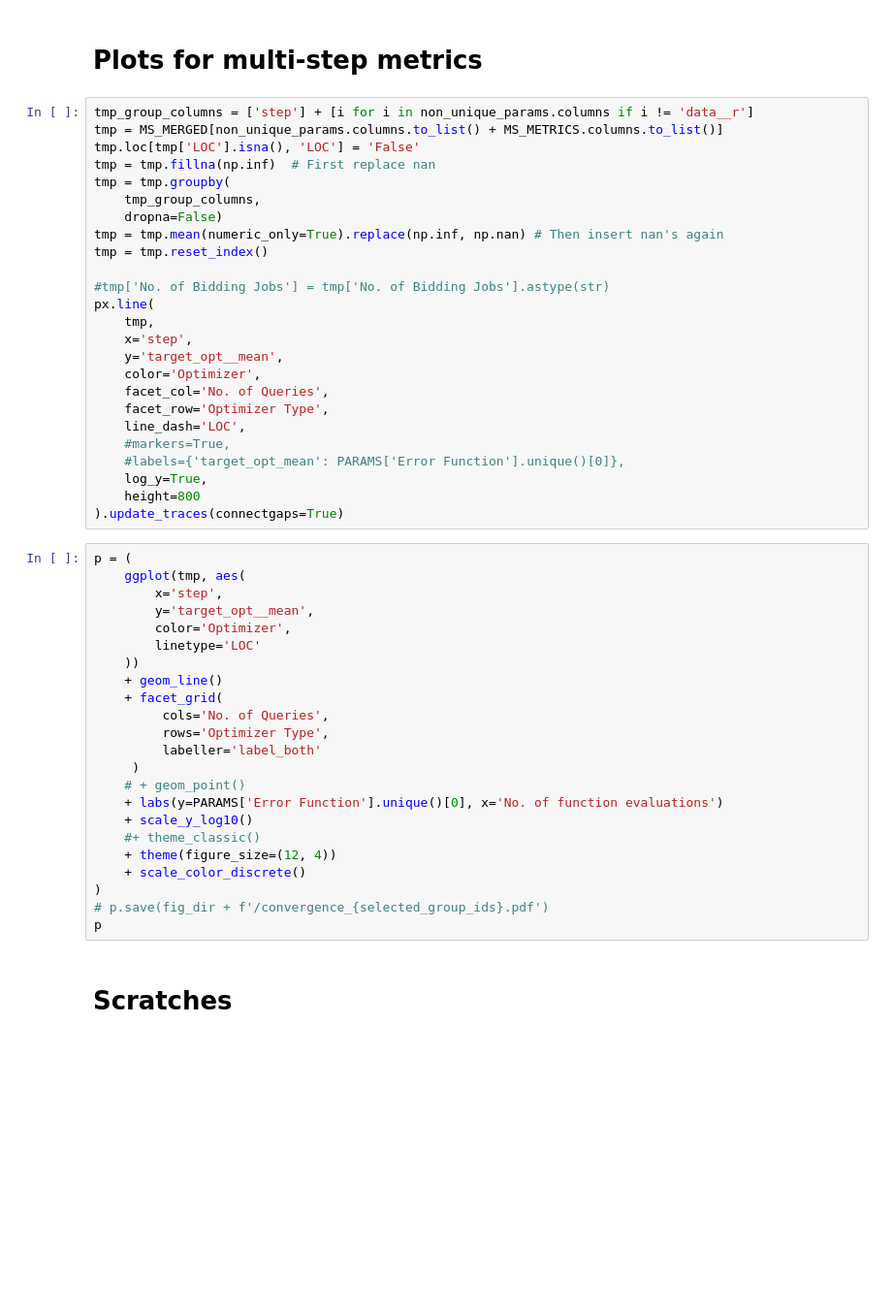
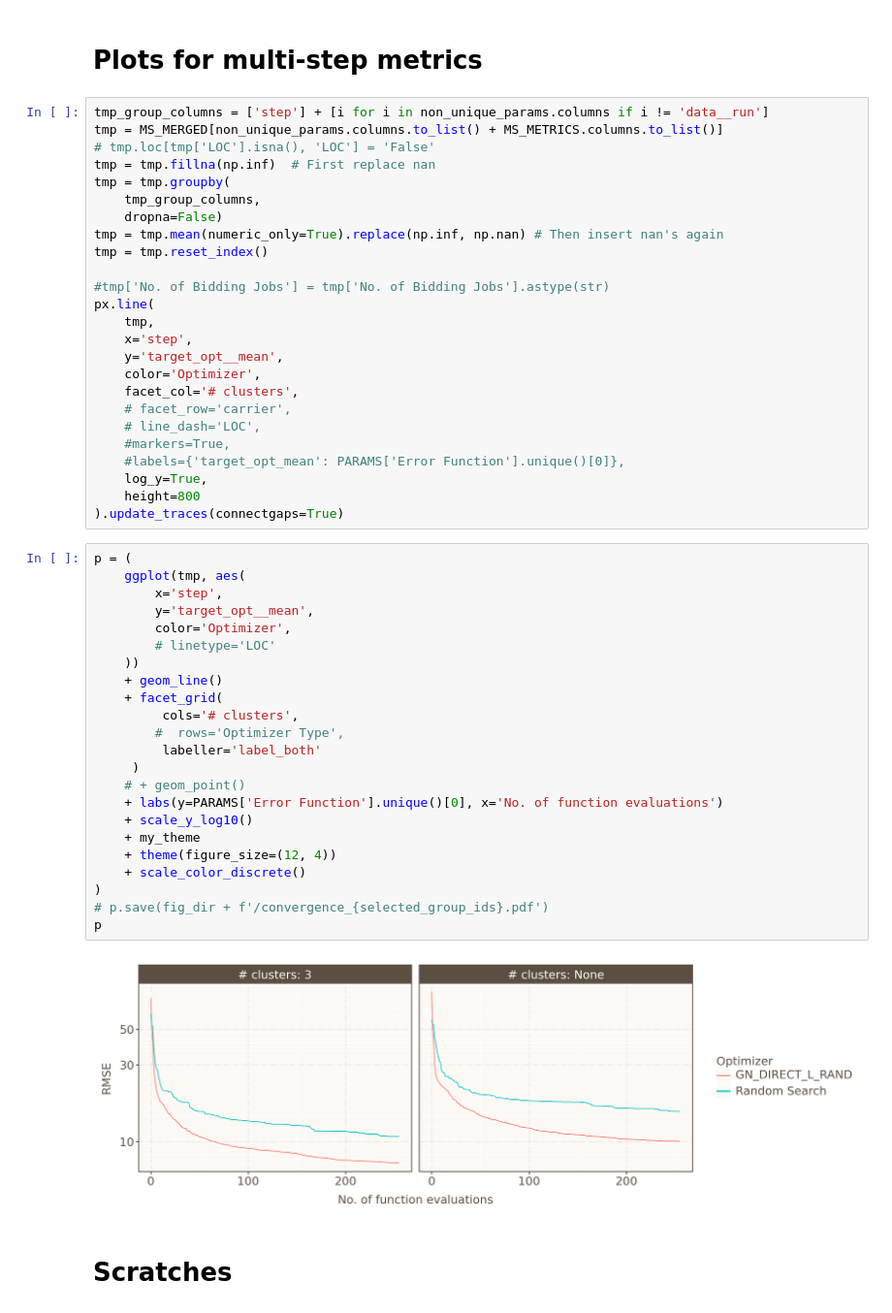
Before and after one commit to selting/CACT, a Jupyter notebook: src/CACT/evaluation_module/interactive_evaluation.ipynb, the cells around one changed output. Shown at 97% size. Drawn from its saved outputs; the diff is of its cells as text; blank space fills up the shorter version.

```diff
--- a/src/CACT/evaluation_module/interactive_evaluation.ipynb
+++ b/src/CACT/evaluation_module/interactive_evaluation.ipynb
@@ -275,9 +286,9 @@ p
 # %% [markdown]
 # Plots for multi-step metrics
 # %%
-tmp_group_columns = ['step'] + [i for i in non_unique_params.columns if i != 'data__r']
+tmp_group_columns = ['step'] + [i for i in non_unique_params.columns if i != 'data__run']
 tmp = MS_MERGED[non_unique_params.columns.to_list() + MS_METRICS.columns.to_list()]
-tmp.loc[tmp['LOC'].isna(), 'LOC'] = 'False'
+# tmp.loc[tmp['LOC'].isna(), 'LOC'] = 'False'
 tmp = tmp.fillna(np.inf)  # First replace nan
 tmp = tmp.groupby(
     tmp_group_columns,
@@ -291,9 +302,9 @@ px.line(
     x='step',
     y='target_opt__mean',
     color='Optimizer',
-    facet_col='No. of Queries',
-    facet_row='Optimizer Type',
-    line_dash='LOC',
+    facet_col='# clusters',
+    # facet_row='carrier',
+    # line_dash='LOC',
     #markers=True,
     #labels={'target_opt_mean': PARAMS['Error Function'].unique()[0]},
     log_y=True,
@@ -302,25 +313,27 @@ px.line(
 # %%
 p = (
     ggplot(tmp, aes(
         x='step',
         y='target_opt__mean',
         color='Optimizer',
-        linetype='LOC'
+        # linetype='LOC'
     ))
     + geom_line()
     + facet_grid(
-         cols='No. of Queries',
-         rows='Optimizer Type',
+         cols='# clusters',
+        #  rows='Optimizer Type',
          labeller='label_both'
      )
     # + geom_point()
     + labs(y=PARAMS['Error Function'].unique()[0], x='No. of function evaluations')
     + scale_y_log10()
-    #+ theme_classic()
+    + my_theme
     + theme(figure_size=(12, 4))
     + scale_color_discrete()
 )
 # p.save(fig_dir + f'/convergence_{selected_group_ids}.pdf')
 p
+# %% [output]
+[figure, added]
 # %% [markdown]
 # Scratches
```
Also changed, not shown: parts of 4 cells of this notebook, 6 other files.
